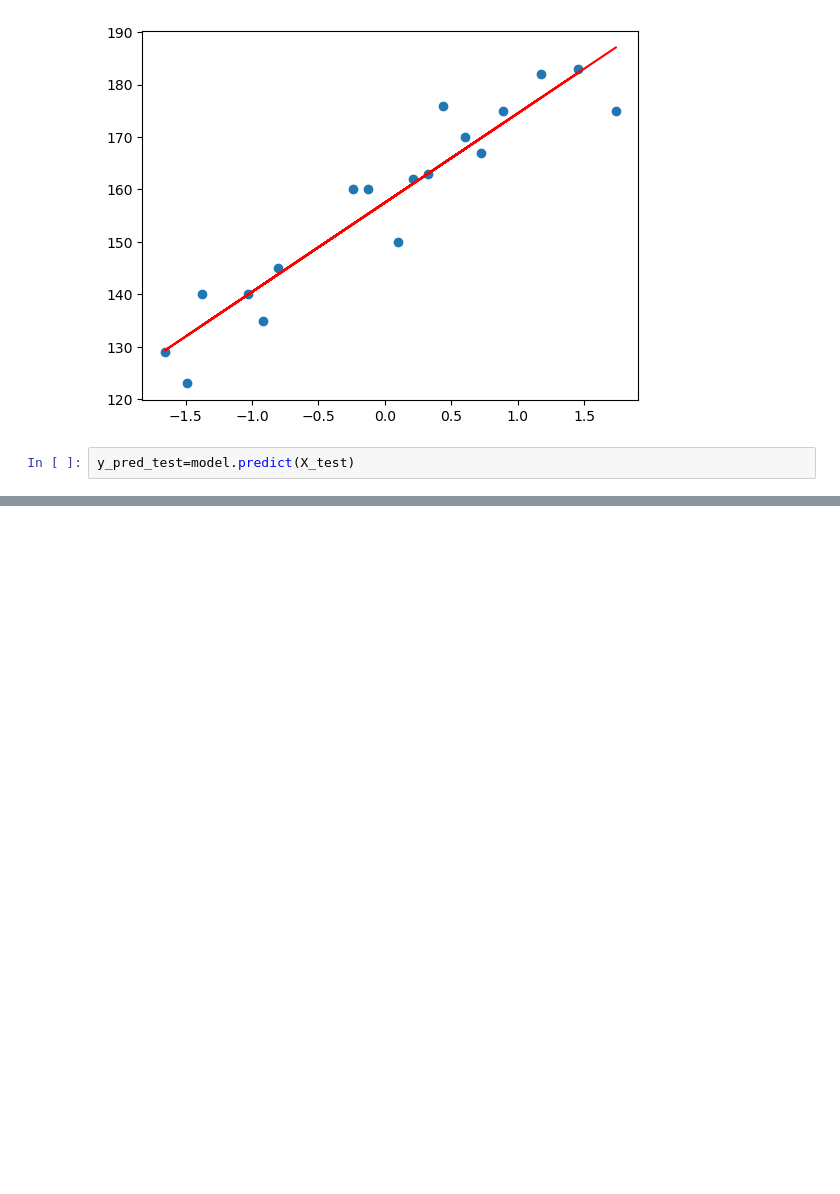
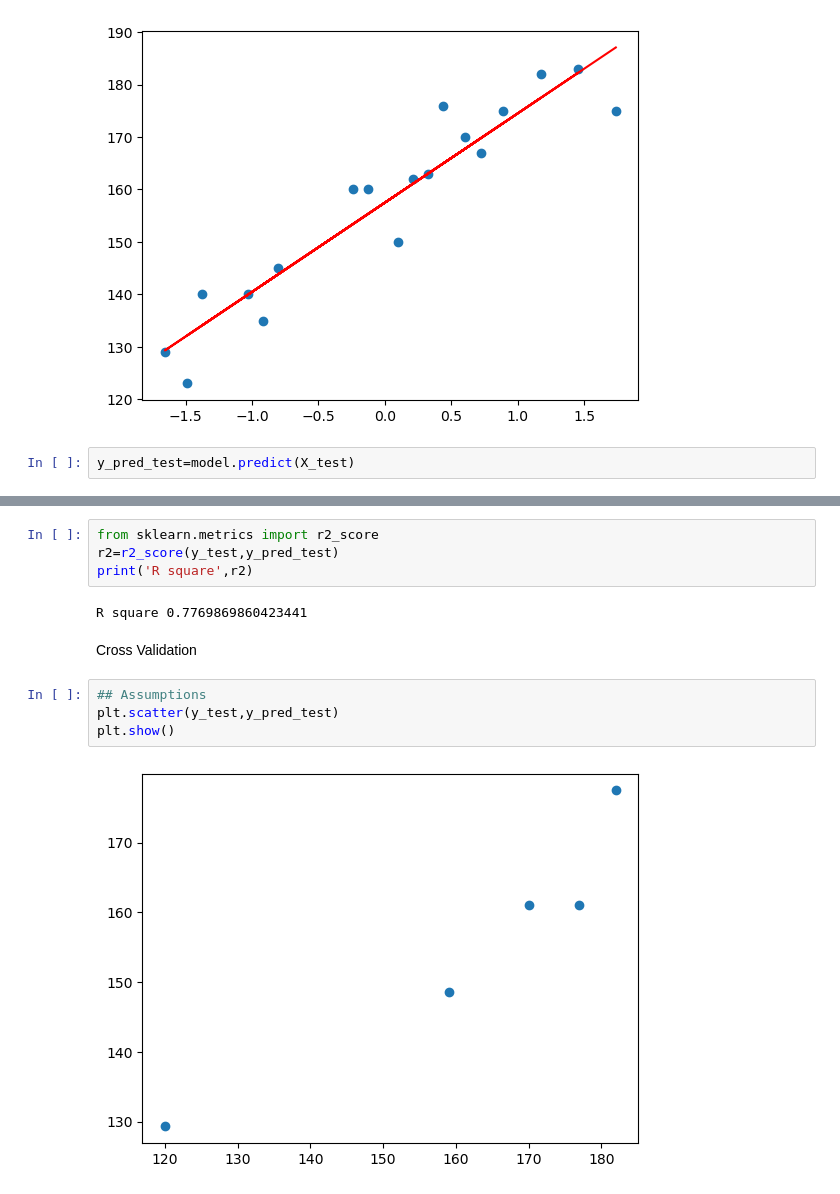
Before and after one commit to Imani-hub-pixel/AI-and-ML-Udemy-course, a Jupyter notebook: Simple Linear Regression project/height_weight.ipynb, the cells around one changed output, grey strips where cells are left out. Cells and saved outputs as stored; diff of their text form; blank space fills up the shorter version.

```diff
--- a/Simple Linear Regression project/height_weight.ipynb
+++ b/Simple Linear Regression project/height_weight.ipynb
@@ -131,0 +149,14 @@ y_pred_test=model.predict(X_test)
+# %%
+from sklearn.metrics import r2_score
+r2=r2_score(y_test,y_pred_test)
+print('R square',r2)
+# %% [output]
+R square 0.7769869860423441
+# %% [markdown]
+Cross Validation
+# %%
+## Assumptions
+plt.scatter(y_test,y_pred_test)
+plt.show()
+# %% [output]
+[figure, added]
```
Also changed, not shown: parts of 5 cells of this notebook.
